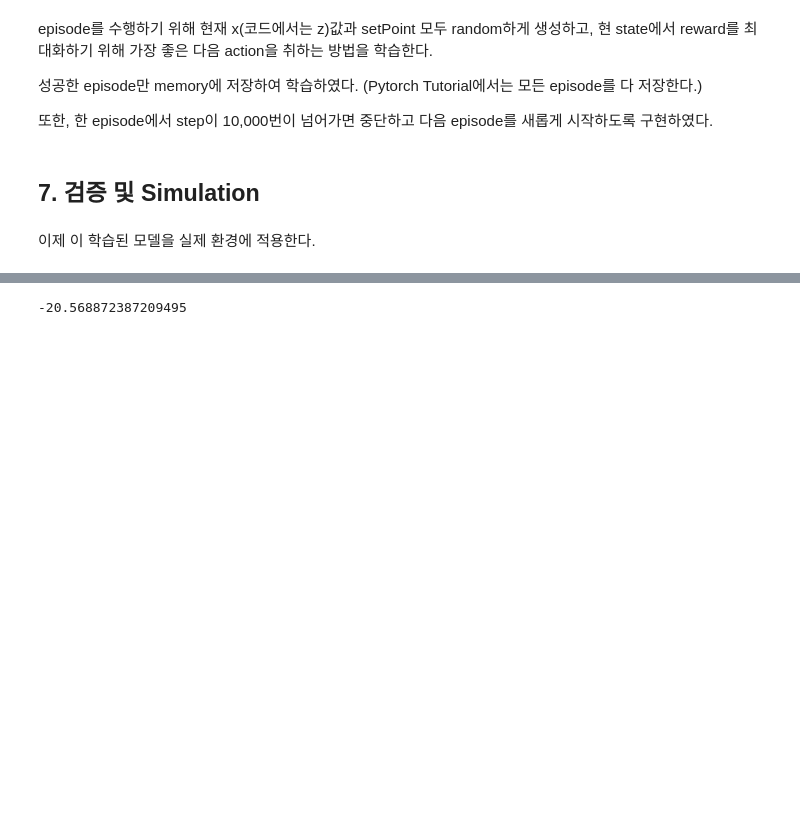
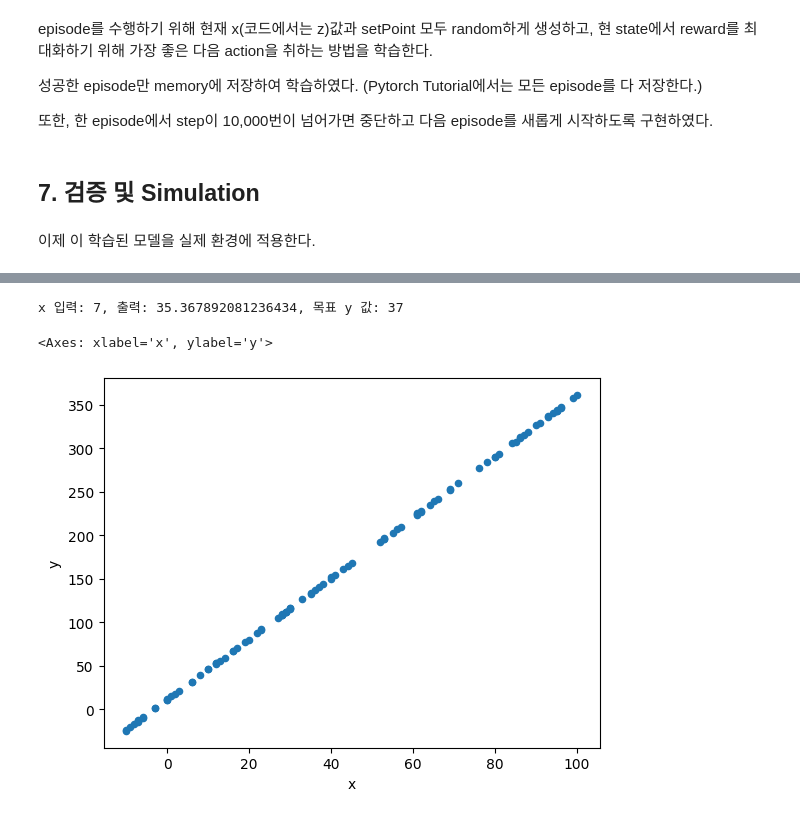
Before and after one commit to khw11044/Basic-RL-for-Process-Control, a Jupyter notebook: main.ipynb, the cells around one changed output, grey strips where cells are left out. Drawn from its saved outputs; the diff is of its cells as text; code cells hidden in the pictures; blank space fills up the shorter version.

```diff
--- a/main.ipynb
+++ b/main.ipynb
@@ -437,6 +510,11 @@ setPoint -25 을 맞추기 위해
 # %%
-pred = model.predict(np.array([target_input]).reshape(-1,1)).item()
+pred = model.predict(np.array([cur_x]).reshape(-1,1)).item()
 
-print(pred)
+print(f'x 입력: {cur_x}, 출력: {pred}, 목표 y 값: {setPoint}')
 # %% [output]
--20.568872387209495
+x 입력: 7, 출력: 35.367892081236434, 목표 y 값: 37
+# %%
+data.plot(x='x', y='y', kind='scatter')
+# %% [output]
+<Axes: xlabel='x', ylabel='y'>
+[figure, added]
```
Also changed, not shown: parts of 13 cells of this notebook, 1 other file.
